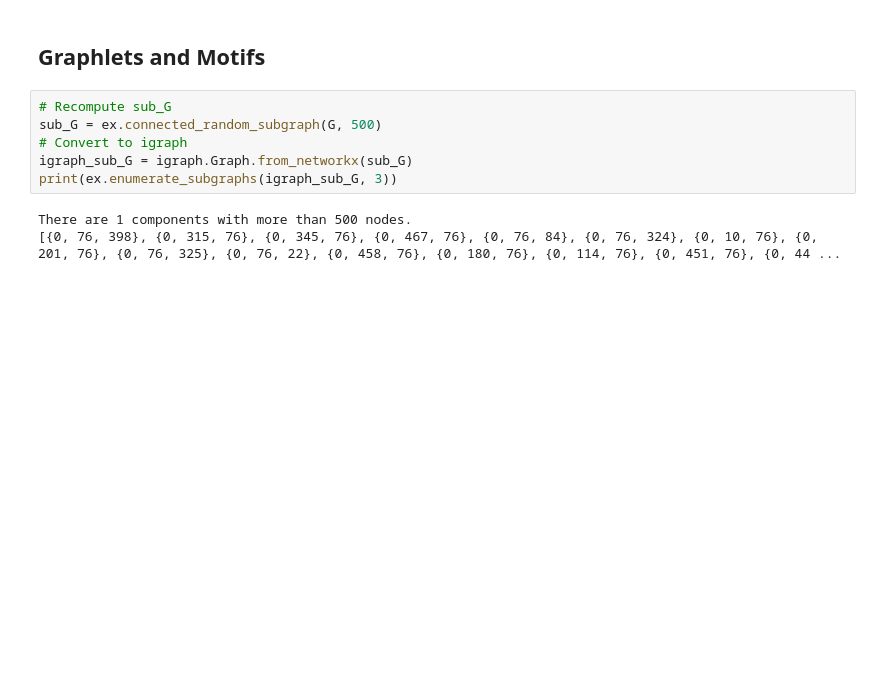
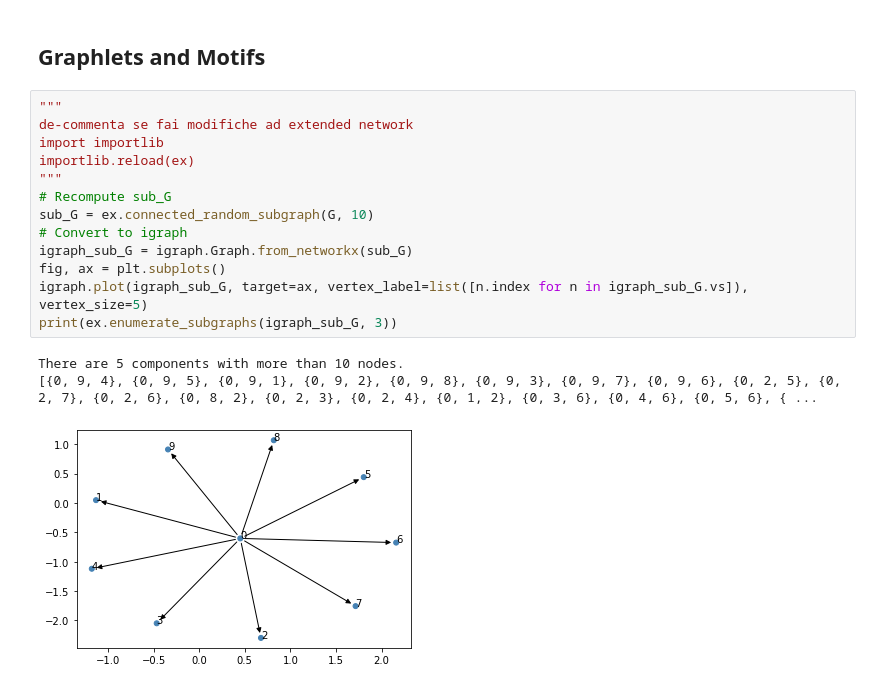
Before and after one commit to CremaLuca/Lfn-stonks, a Jupyter notebook: notebook.ipynb, the cells around one changed output. Cells and saved outputs as stored; diff of their text form; blank space fills up the shorter version.

Commit message:
feat: visualization of esu algorithm result

```diff
--- a/notebook.ipynb
+++ b/notebook.ipynb
@@ -124,11 +124,19 @@ TypeError: 'Word2Vec' object is not subscriptable
 # %% [markdown]
 ## Graphlets and Motifs
 # %%
+"""
+de-commenta se fai modifiche ad extended network
+import importlib
+importlib.reload(ex)
+"""
 # Recompute sub_G
-sub_G = ex.connected_random_subgraph(G, 500)
+sub_G = ex.connected_random_subgraph(G, 10)
 # Convert to igraph
 igraph_sub_G = igraph.Graph.from_networkx(sub_G)
+fig, ax = plt.subplots()
+igraph.plot(igraph_sub_G, target=ax, vertex_label=list([n.index for n in igraph_sub_G.vs]), vertex_size=5)
 print(ex.enumerate_subgraphs(igraph_sub_G, 3))
 # %% [output]
-There are 1 components with more than 500 nodes.
-[{0, 76, 398}, {0, 315, 76}, {0, 345, 76}, {0, 467, 76}, {0, 76, 84}, {0, 76, 324}, {0, 10, 76}, {0, 201, 76}, {0, 76, 325}, {0, 76, 22}, {0, 458, 76}, {0, 180, 76}, {0, 114, 76}, {0, 451, 76}, {0, 44 ...
+There are 5 components with more than 10 nodes.
+[{0, 9, 4}, {0, 9, 5}, {0, 9, 1}, {0, 9, 2}, {0, 9, 8}, {0, 9, 3}, {0, 9, 7}, {0, 9, 6}, {0, 2, 5}, {0, 2, 7}, {0, 2, 6}, {0, 8, 2}, {0, 2, 3}, {0, 2, 4}, {0, 1, 2}, {0, 3, 6}, {0, 4, 6}, {0, 5, 6}, { ...
+[figure, added]
```
Also changed, not shown: 1 other file.
